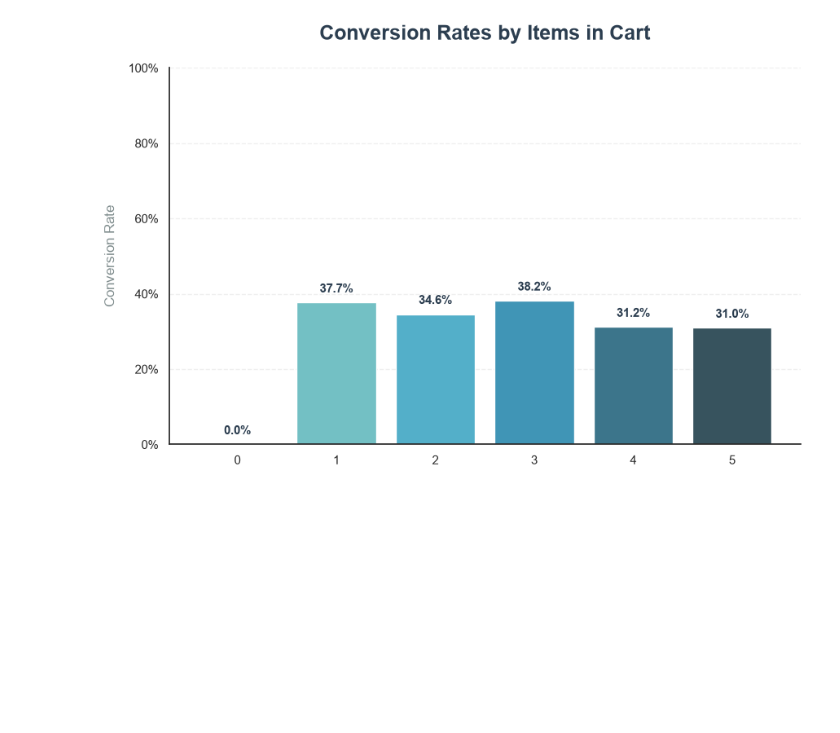
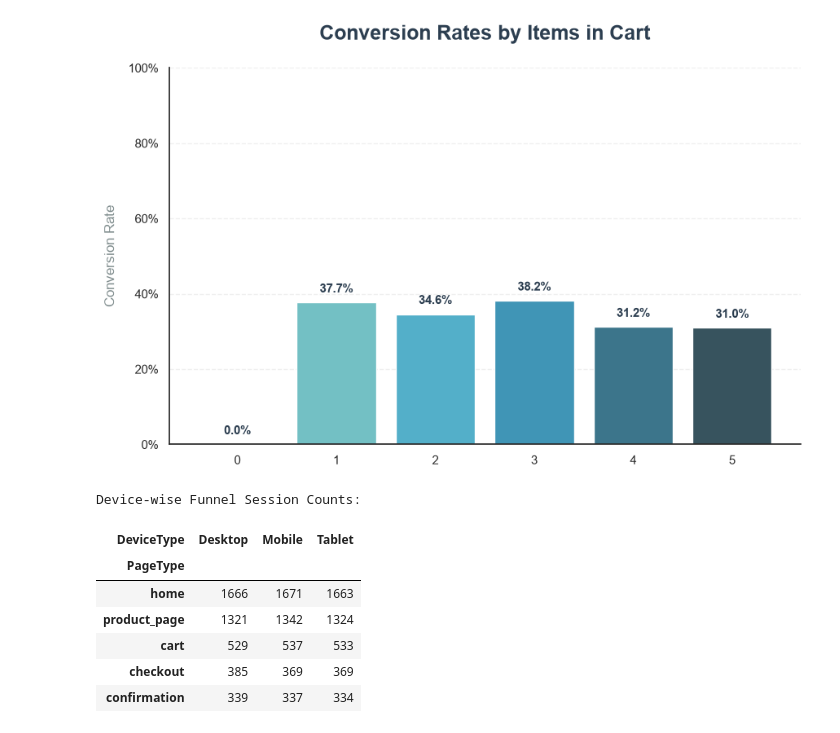
Before and after one commit to RondinellyOliveira/Funnel-Drop, a Jupyter notebook: Funnel_drop_analysis.ipynb, the cells around one changed output. Drawn from its saved outputs; the diff is of its cells as text; code cells hidden in the pictures; blank space fills up the shorter version.

```diff
--- a/Funnel_drop_analysis.ipynb
+++ b/Funnel_drop_analysis.ipynb
@@ -527,3 +527,43 @@ fig.savefig('05_funnel_analysis_conversion.png', dpi=300, bbox_inches='tight', t
 plt.show()
 # %% [output]
 [figure]
+# %%
+# Define funnel order
+funnel_steps = ['home', 'product_page', 'cart', 'checkout', 'confirmation']
+
+# Count unique sessions by DeviceType and PageType
+device_funnel = (
+    df.groupby(['DeviceType', 'PageType'])['SessionID']
+      .nunique()
+      .reset_index(name='SessionCount')
+)
+
+# Keep funnel steps in correct order
+device_funnel['PageType'] = pd.Categorical(
+    device_funnel['PageType'],
+    categories=funnel_steps,
+    ordered=True
+)
+
+device_funnel = device_funnel.sort_values(['DeviceType', 'PageType'])
+
+# Pivot to get stages as rows and devices as columns
+device_funnel_pivot = (
+    device_funnel.pivot(index='PageType', columns='DeviceType', values='SessionCount')
+    .reindex(funnel_steps)
+)
+
+print("Device-wise Funnel Session Counts:")
+display(device_funnel_pivot)
+
+# Step-to-step conversion by device
+device_step_conversion = device_funnel_pivot.shift(-1) / device_funnel_pivot * 100
+# %% [output]
+Device-wise Funnel Session Counts:
+| DeviceType | Desktop | Mobile | Tablet |
+| PageType |  |  |  |
+| home | 1666 | 1671 | 1663 |
+| product_page | 1321 | 1342 | 1324 |
+| cart | 529 | 537 | 533 |
+| checkout | 385 | 369 | 369 |
+| confirmation | 339 | 337 | 334 |
```
Also changed, not shown: parts of 1 cell of this notebook.
